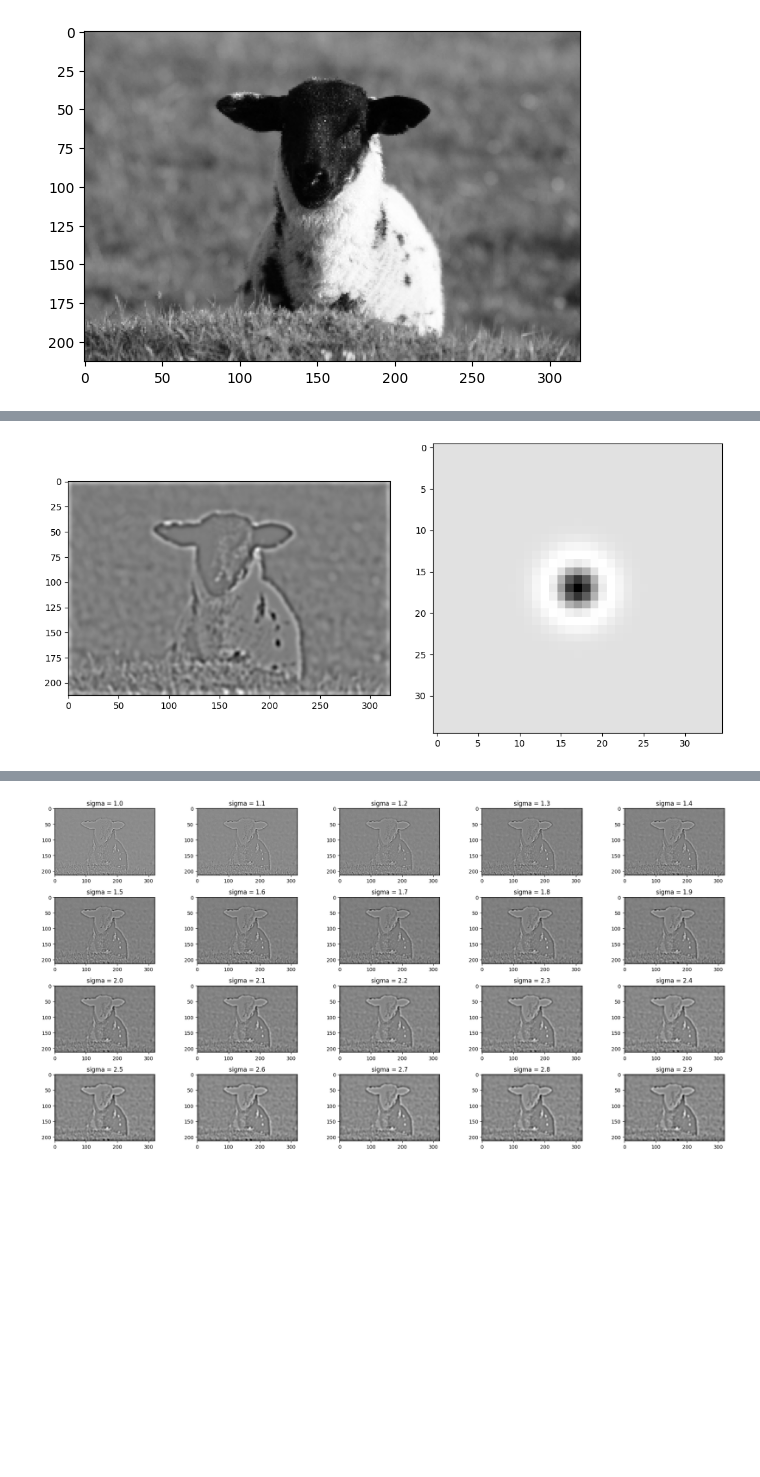
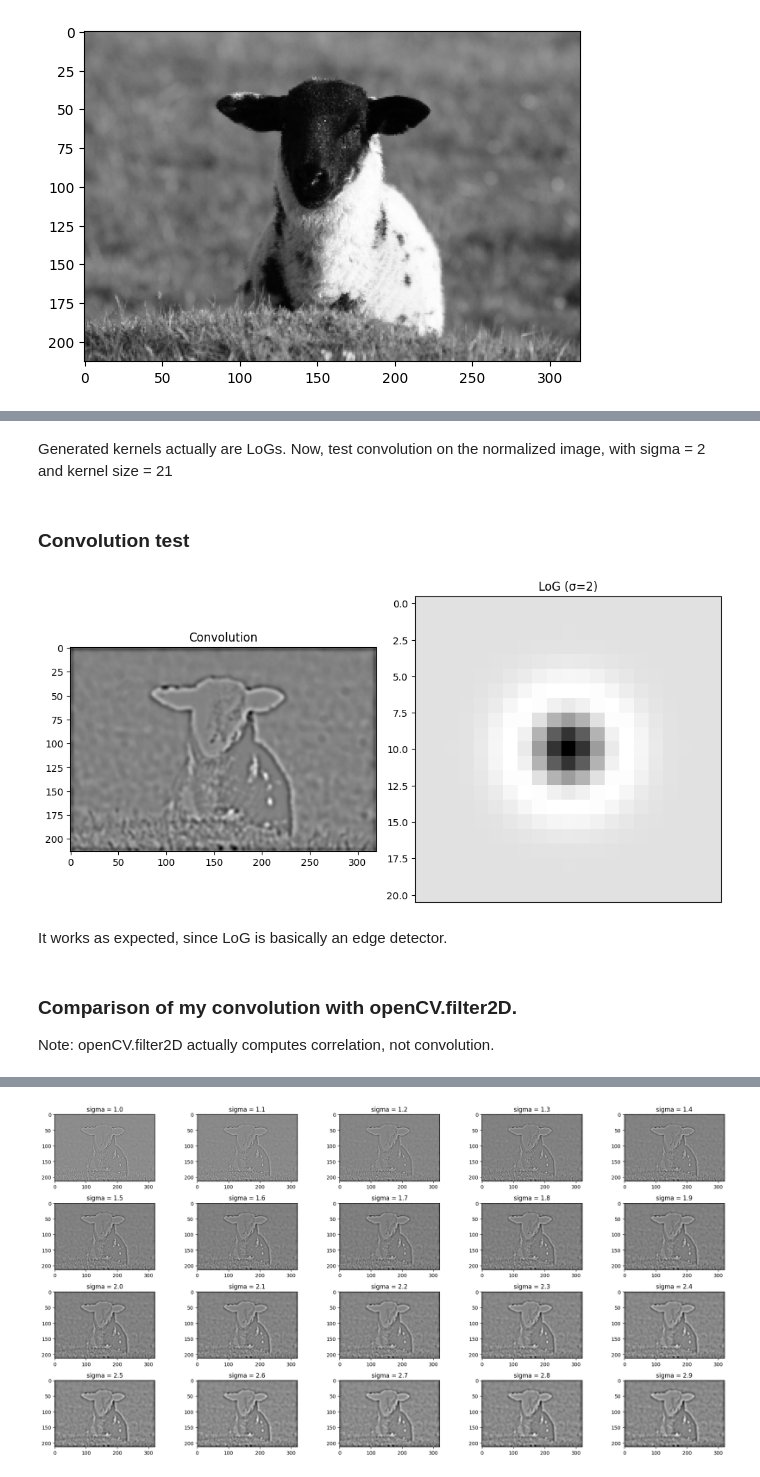
Before and after one commit to vornao/ispr-assignments, a Jupyter notebook: assignment-one/main.ipynb, the cells around one changed output, grey strips where cells are left out. Drawn from its saved outputs; the diff is of its cells as text; code cells hidden in the pictures; blank space fills up the shorter version.

```diff
--- a/assignment-one/main.ipynb
+++ b/assignment-one/main.ipynb
@@ -18,6 +30,5 @@ plt.show()
 # %%
 def convolve(img, kernel) -> np.ndarray:
-    # get dimensions of image and kernel
     h, w = img.shape
     kh, kw = kernel.shape
     conv = np.zeros((h, w))
@@ -25,11 +36,13 @@ def convolve(img, kernel) -> np.ndarray:
     # some padding
     img = np.pad(img, (kh//2, kw//2), 'constant')
 
-    @numba.jit(nopython=True)
+    # separate function for numba
+    #@numba.jit(nopython=True)
     def process(img, h, w, kh, kw, conv):
         # iterate over image
         for x in range(h):
             for y in range(w):
+                # of course using compact numpy notation instead of explicit loops for sum
                 conv[x, y] = (kernel * img[x: x+kh, y: y+kw]).sum()
         return conv
 
@@ -48,10 +75,24 @@ def laplacian_of_gaussian(dim, sigma=1, k=1):
+# %% [markdown]
+Generated kernels actually are LoGs. Now, test convolution on the normalized image, with sigma = 2 and kernel size = 21
+# %% [markdown]
+### Convolution test
 # %%
-kernel = laplacian_of_gaussian(35, 2)
-fig, axs = plt.subplots(1,2, figsize=(11, 5))
+kernel = laplacian_of_gaussian(21, 2)
+fig, axs = plt.subplots(1,2, figsize=(10, 5))
 
-axs[0].imshow(convolve(img, -kernel), cmap='gray')
+# normalizing image to [0, 1]
+axs[0].imshow(convolve(img/255, kernel), cmap='gray')
+
+axs[0].set_title('Convolution')
 axs[1].imshow(kernel, cmap='gray')
+axs[1].set_title('LoG (σ=2)')
+axs[1].set_xticks([])
 fig.tight_layout()
 # %% [output]
-[figure, old version]
+[figure, new version]
+# %% [markdown]
+It works as expected, since LoG is basically an edge detector.
+# %% [markdown]
+### Comparison of my convolution with openCV.filter2D.
+ Note: openCV.filter2D actually computes correlation, not convolution.
 # %%
```
Also changed, not shown: parts of 17 cells of this notebook.
